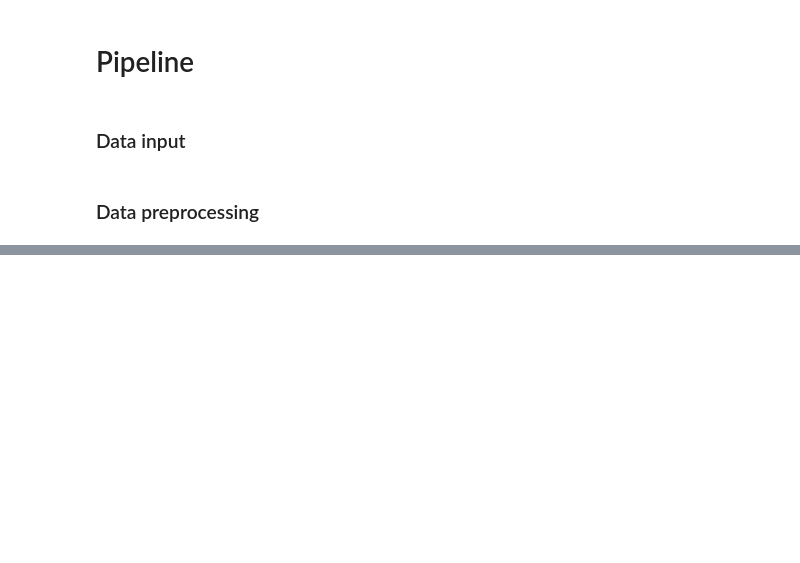
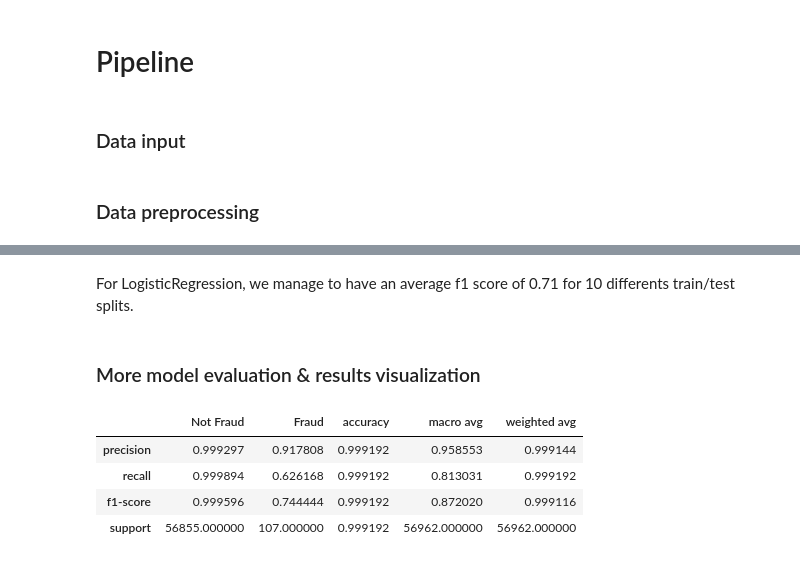
Before and after one commit to clement-cvll/creditcard-fraud-ML, a Jupyter notebook: ml-pipeline.ipynb, the cells around one changed output, grey strips where cells are left out. Drawn from its saved outputs; the diff is of its cells as text; code cells hidden in the pictures; blank space fills up the shorter version.

```diff
--- a/ml-pipeline.ipynb
+++ b/ml-pipeline.ipynb
@@ -60,0 +174,13 @@ model.score(test_set.drop('Class', axis=1), test_set['Class'])
+# %% [markdown]
+For LogisticRegression, we manage to have an average f1 score of 0.71 for 10 differents train/test splits.
+# %% [markdown]
+### More model evaluation & results visualization
+# %%
+from sklearn import metrics
+pd.DataFrame(metrics.classification_report(y_test, y_pred, output_dict=True, target_names=['Not Fraud', 'Fraud']))
+# %% [output]
+|  | Not Fraud | Fraud | accuracy | macro avg | weighted avg |
+| precision | 0.999297 | 0.917808 | 0.999192 | 0.958553 | 0.999144 |
+| recall | 0.999894 | 0.626168 | 0.999192 | 0.813031 | 0.999192 |
+| f1-score | 0.999596 | 0.744444 | 0.999192 | 0.872020 | 0.999116 |
+| support | 56855.000000 | 107.000000 | 0.999192 | 56962.000000 | 56962.000000 |
```
Also changed, not shown: parts of 10 cells of this notebook, 1 other file.
